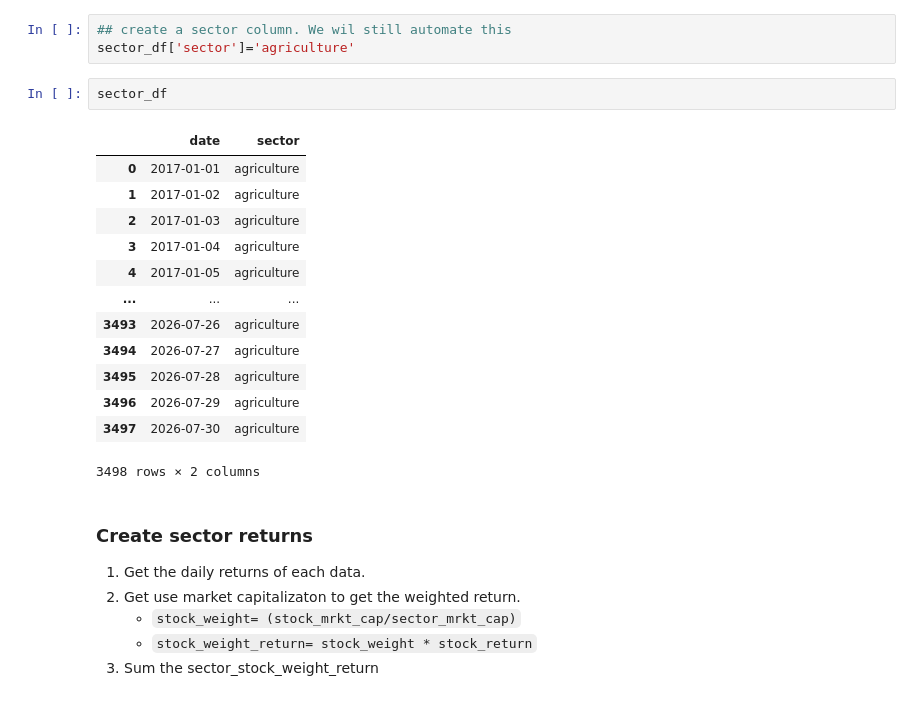
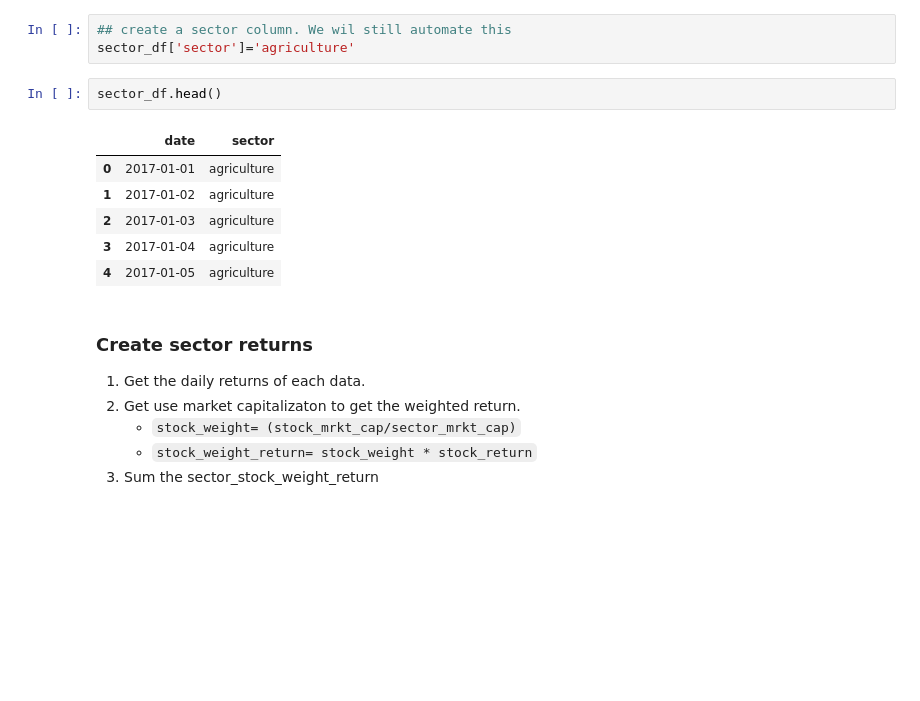
Before and after one commit to Udeani4/SectorLevel_StockPerformance_Predictoion, a Jupyter notebook: creating_stock_groups.ipynb, the cells around one changed output. Drawn from its saved outputs; the diff is of its cells as text; blank space fills up the shorter version.

Commit message:
sector_index completed

```diff
--- a/creating_stock_groups.ipynb
+++ b/creating_stock_groups.ipynb
@@ -108,21 +108,14 @@ sector_df
 ## create a sector column. We wil still automate this
 sector_df['sector']='agriculture'
 # %%
-sector_df
+sector_df.head()
 # %% [output]
 |  | date | sector |
 | 0 | 2017-01-01 | agriculture |
 | 1 | 2017-01-02 | agriculture |
 | 2 | 2017-01-03 | agriculture |
 | 3 | 2017-01-04 | agriculture |
 | 4 | 2017-01-05 | agriculture |
-| ... | ... | ... |
-| 3493 | 2026-07-26 | agriculture |
-| 3494 | 2026-07-27 | agriculture |
-| 3495 | 2026-07-28 | agriculture |
-| 3496 | 2026-07-29 | agriculture |
-| 3497 | 2026-07-30 | agriculture |
-3498 rows × 2 columns
 # %% [markdown]
 ### Create sector returns
 
```
Also changed, not shown: parts of 10 cells of this notebook.
